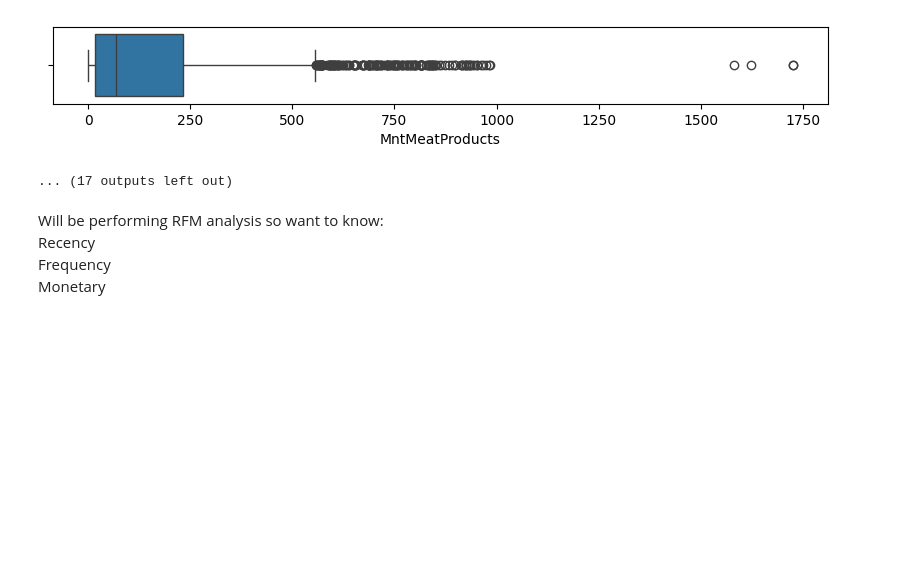
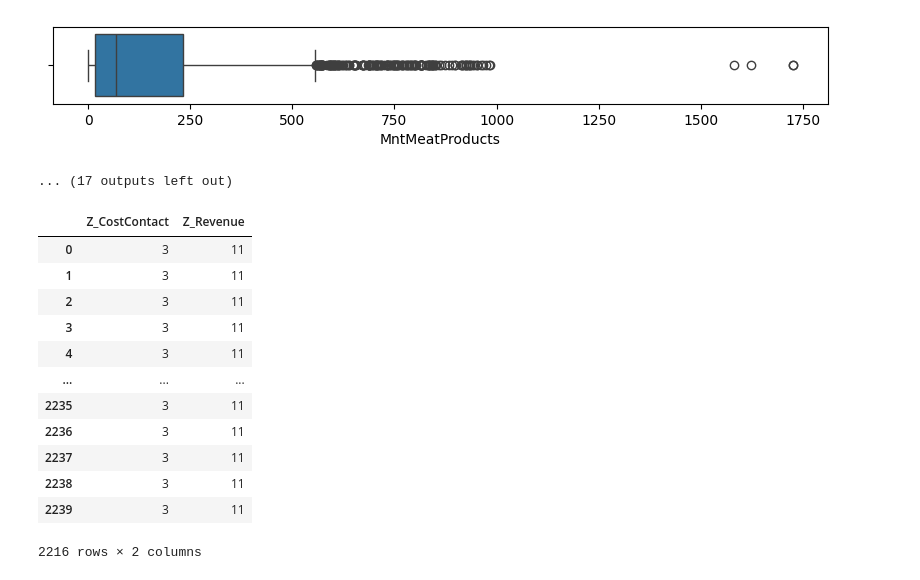
Before and after one commit to Swalke20/DLS_Project, a Jupyter notebook: 4. Customer Segmentation Project/Customer_segmentation_project.ipynb, the cells around one changed output. Cells and saved outputs as stored; diff of their text form; code cells hidden in the pictures; blank space fills up the shorter version.

```diff
--- a/4. Customer Segmentation Project/Customer_segmentation_project.ipynb
+++ b/4. Customer Segmentation Project/Customer_segmentation_project.ipynb
@@ -169,8 +170,19 @@ for col in col_names:
 [figure]
 [figure]
 ... (17 outputs left out)
-# %% [markdown]
-Will be performing RFM analysis so want to know:
-Recency
-Frequency
-Monetary
+# %%
+df[['Z_CostContact', 'Z_Revenue']]
+# %% [output]
+|  | Z_CostContact | Z_Revenue |
+| 0 | 3 | 11 |
+| 1 | 3 | 11 |
+| 2 | 3 | 11 |
+| 3 | 3 | 11 |
+| 4 | 3 | 11 |
+| ... | ... | ... |
+| 2235 | 3 | 11 |
+| 2236 | 3 | 11 |
+| 2237 | 3 | 11 |
+| 2238 | 3 | 11 |
+| 2239 | 3 | 11 |
+2216 rows × 2 columns
```
Also changed, not shown: parts of 29 cells of this notebook.
